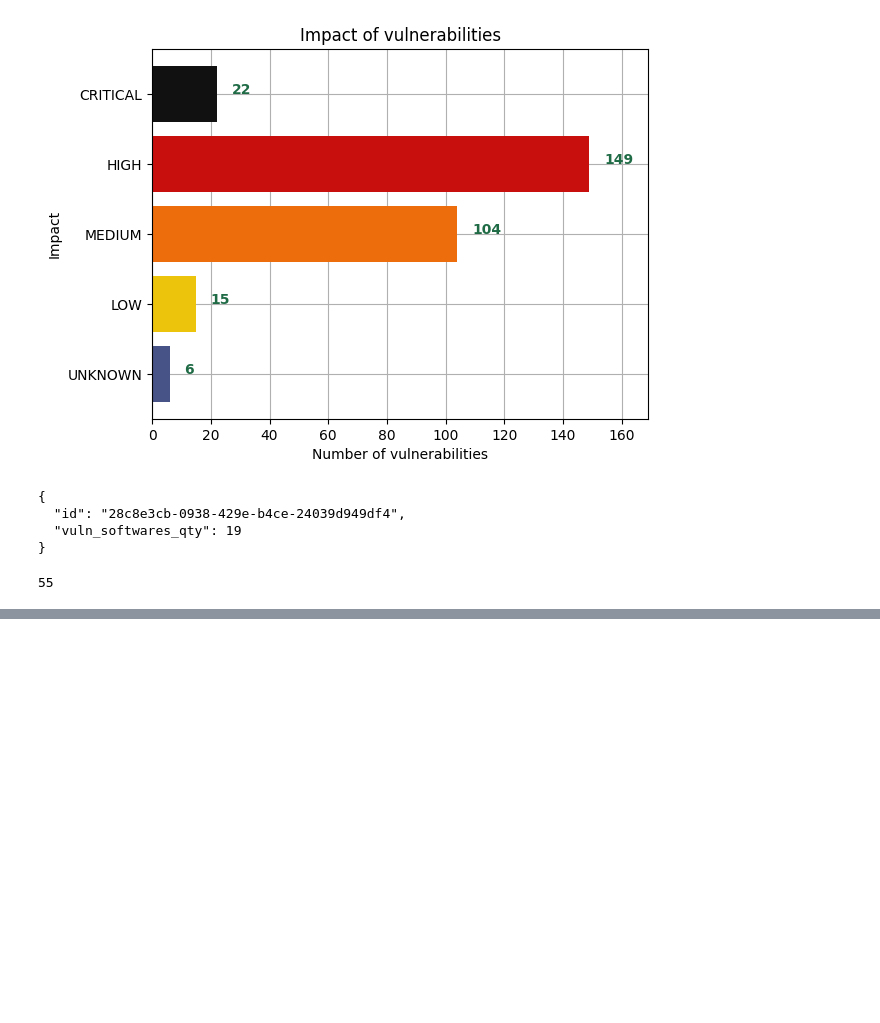
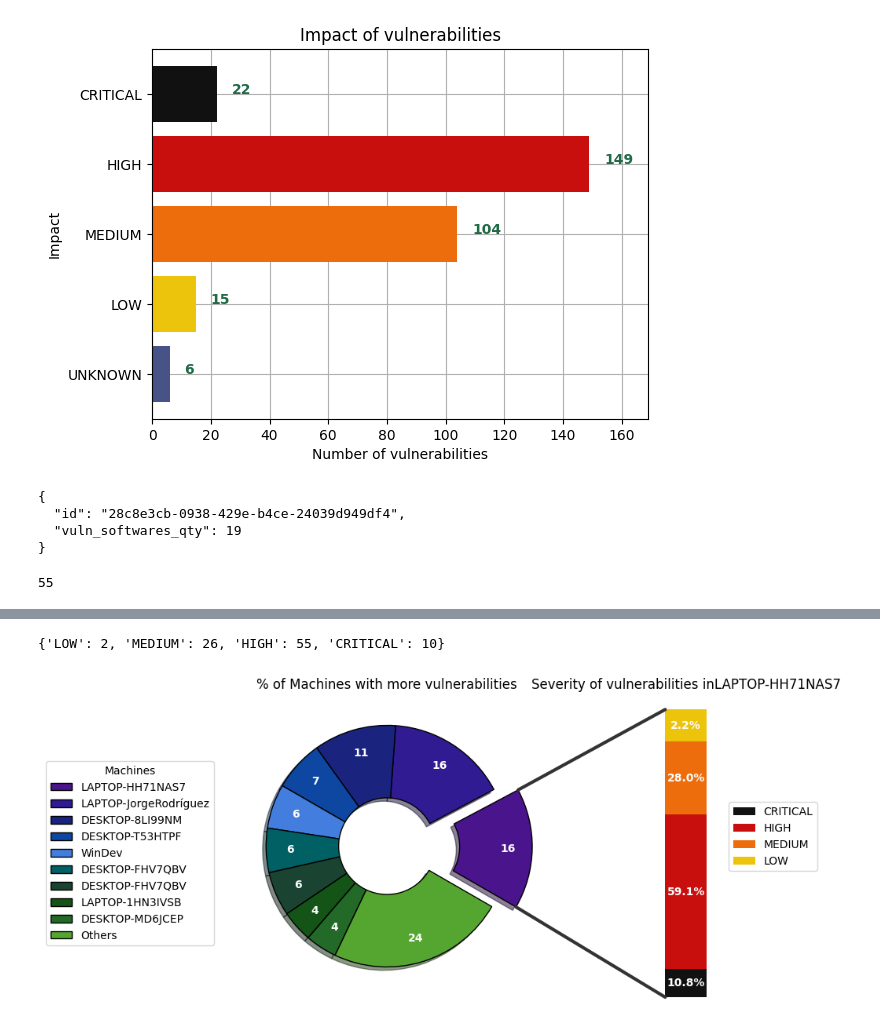
Before and after one commit to SebasGalindo/Final-Proyect-Data-Science, a Jupyter notebook: Notebook/AnalisysCharts.ipynb, the cells around one changed output, grey strips where cells are left out. Cells and saved outputs as stored; diff of their text form; code cells hidden in the pictures; blank space fills up the shorter version.

```diff
--- a/Notebook/AnalisysCharts.ipynb
+++ b/Notebook/AnalisysCharts.ipynb
@@ -247,0 +459,5 @@ chart_top_ten_riskiest_vulnerabilities()
+# %%
+donut_chart_machines_most_vuln()
+# %% [output]
+{'LOW': 2, 'MEDIUM': 26, 'HIGH': 55, 'CRITICAL': 10}
+[figure, added]
```
Also changed, not shown: parts of 8 cells of this notebook.
